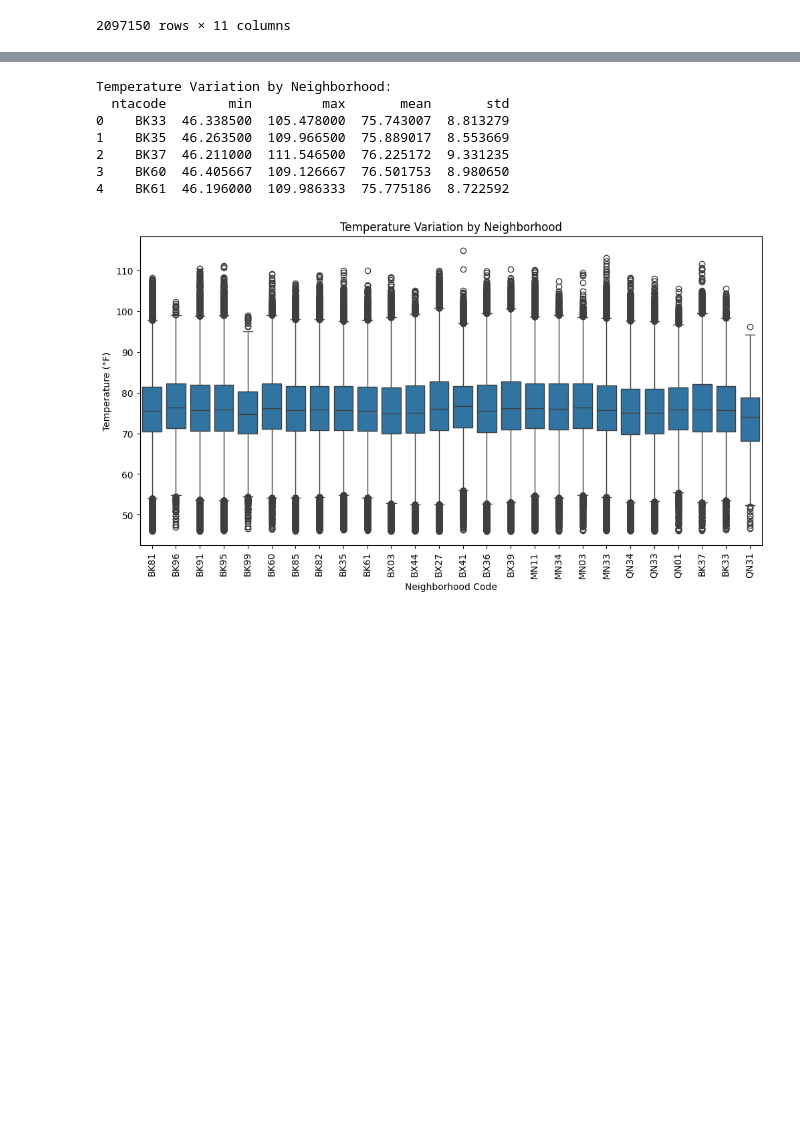
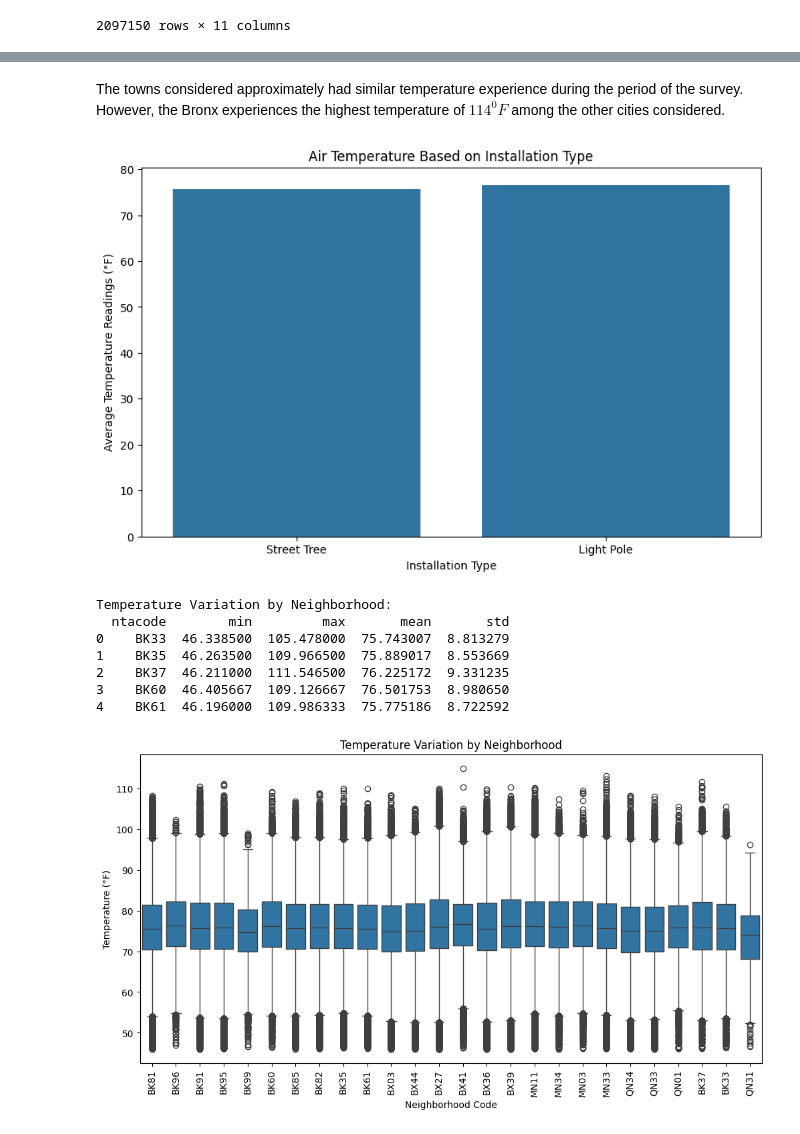
Before and after one commit to IfeoluwaRuth/Hyperlocal-Temperature-Monitoring, a Jupyter notebook: hyperlocal_tem_Analysis.ipynb, the cells around one changed output, grey strips where cells are left out. Cells and saved outputs as stored; diff of their text form; code cells hidden in the pictures; blank space fills up the shorter version.

```diff
--- a/hyperlocal_tem_Analysis.ipynb
+++ b/hyperlocal_tem_Analysis.ipynb
@@ -59,3 +109,15 @@ df
+# %% [markdown]
+The towns considered approximately had similar temperature experience during the period of the survey. However, the Bronx experiences the highest temperature of $114^0F$ among the other cities considered.
+# %%
+# Bar chart of Air Temperature based on Install Type
+plt.figure(figsize=(10, 6))
+sns.barplot(x='Install.Type', y='AirTemp', data=df, estimator= "mean")
+plt.xlabel("Installation Type")
+plt.ylabel("Average Temperature Readings (°F)")
+plt.title("Air Temperature Based on Installation Type")
+plt.show()
+# %% [output]
+[figure, added]
 # %%
 # Temperature variation within a neighborhood
 neighborhood_variation = df.groupby('ntacode')['AirTemp'].agg(['min', 'max', 'mean', 'std']).reset_index()
```
Also changed, not shown: parts of 11 cells of this notebook.
